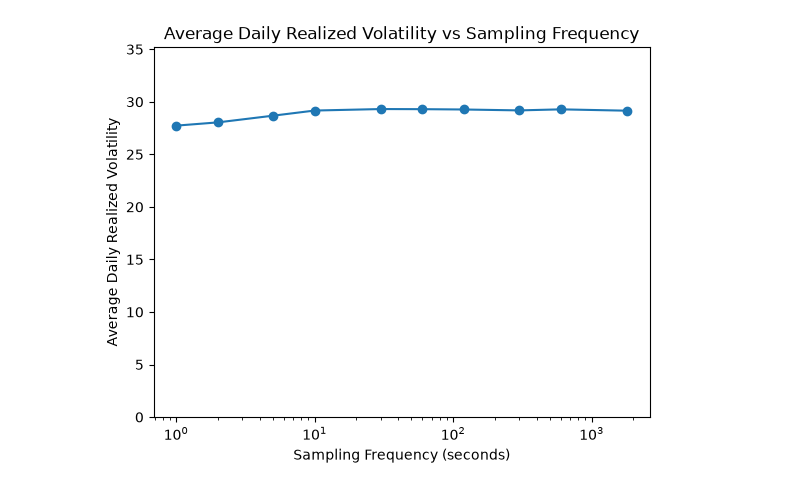
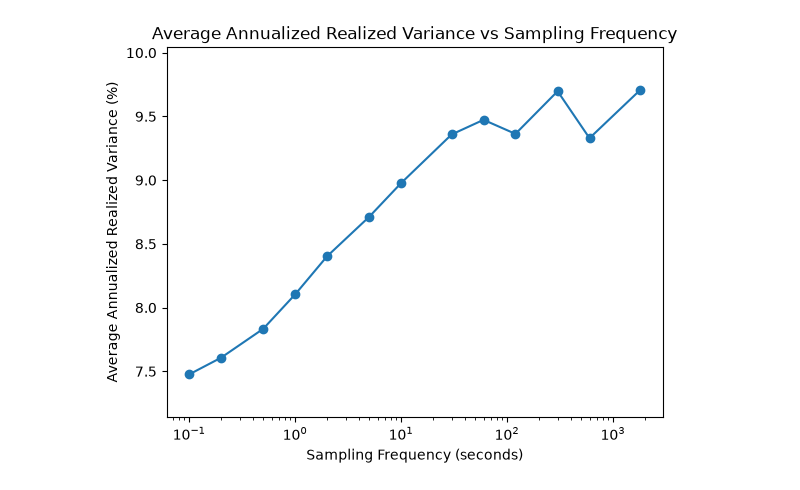
Before and after one commit to mattmacko/vol-project, a Jupyter notebook: notebooks/01_signature.ipynb, the cells around one changed output. Cells and saved outputs as stored; diff of their text form; code cells hidden in the pictures.

```diff
--- a/notebooks/01_signature.ipynb
+++ b/notebooks/01_signature.ipynb
@@ -19,11 +19,3 @@ data = client.timeseries.get_range(
 
 store = db.DBNStore.from_file("../data/INTC_trades(XNASITCH).dbn.zst")
 store.to_parquet("../data/INTC_trades(XNASITCH).parquet")
-# %%
-raw = pd.read_parquet(
-    "../data/INTC_trades(XNASITCH).parquet",
-    filters=[
-        ("ts_event", ">=", pd.Timestamp("2023-01-01", tz="UTC")),
-        ("ts_event", "<",  pd.Timestamp("2023-02-01", tz="UTC")),
-    ],
-)
@@ -55,6 +22,12 @@ Name: price, dtype: float64
 # %%
 # Define a daily_rv function that takes df and freq and returns a DataFrame with daily realized volatility
-import numpy as np
+
+def clean_trades(raw, tz="America/New_York", start="09:30:01", end="15:59:59"):
+    """Keep valid trades, index by exchange timestamp in local tz, restrict to RTH."""
+    df = raw[(raw["price"] > 0) & (raw["size"] > 0)].copy()
+    df = df.set_index("ts_event")
+    df.index = df.index.tz_convert(tz)
+    return df.between_time(start, end)
 
 def daily_rv(df, freq):
     day = df.index.normalize()
@@ -84,21 +57,34 @@ def daily_rv(df, freq):
 # %%
 # Create a df that contains the daily realized volatility for each frequency in freqs
 
-freqs = ["1s", "2s", "5s", "10s", "30s", "1min", "2min", "5min", "10min", "30min"]
+freqs = ["100ms", "200ms", "500ms", "1s", "2s", "5s", "10s", "30s", "1min", "2min", "5min", "10min", "30min"]
 
-rv = pd.DataFrame({f: daily_rv(df, f) for f in freqs})
+parts = []
+
+for month in pd.date_range("2023-01", "2023-12", freq="MS", tz="UTC"):
+    raw = pd.read_parquet(
+        "../data/INTC_trades(XNASITCH).parquet",
+        columns=["ts_event", "price", "size"],
+        filters=[("ts_event", ">=", month),
+                 ("ts_event", "<",  month + pd.offsets.MonthBegin(1))],
+    )
+
+    df = clean_trades(raw)
+    parts.append(pd.DataFrame({f: daily_rv(df, f) for f in freqs}))
+
+rv = pd.concat(parts)
 # %%
 import matplotlib.pyplot as plt
 
-seconds = [1, 2, 5, 10, 30, 60, 120, 300, 600, 1800]
+seconds = [0.1, 0.2, 0.5, 1, 2, 5, 10, 30, 60, 120, 300, 600, 1800]
 
-means_annualized = np.sqrt(rv.mean() * 252) * 100  # Annualize and convert to percentage
+rv_ann = rv.mean() * 252 * 100  # # variance units, annualized, in %
 
-plt.semilogx(seconds, means_annualized, marker="o")
-plt.ylim(0, means_annualized.max() * 1.2)
+plt.semilogx(seconds, rv_ann, marker="o")
+plt.margins(y=0.15)
 plt.xlabel("Sampling Frequency (seconds)")
-plt.ylabel("Average Daily Realized Volatility")
-plt.title("Average Daily Realized Volatility vs Sampling Frequency")
+plt.ylabel("Average Annualized Realized Variance (%)")
+plt.title("Average Annualized Realized Variance vs Sampling Frequency")
 plt.show()
 # %% [output]
-[figure, old version]
+[figure, new version]
```
Also changed, not shown: parts of 3 cells of this notebook.
